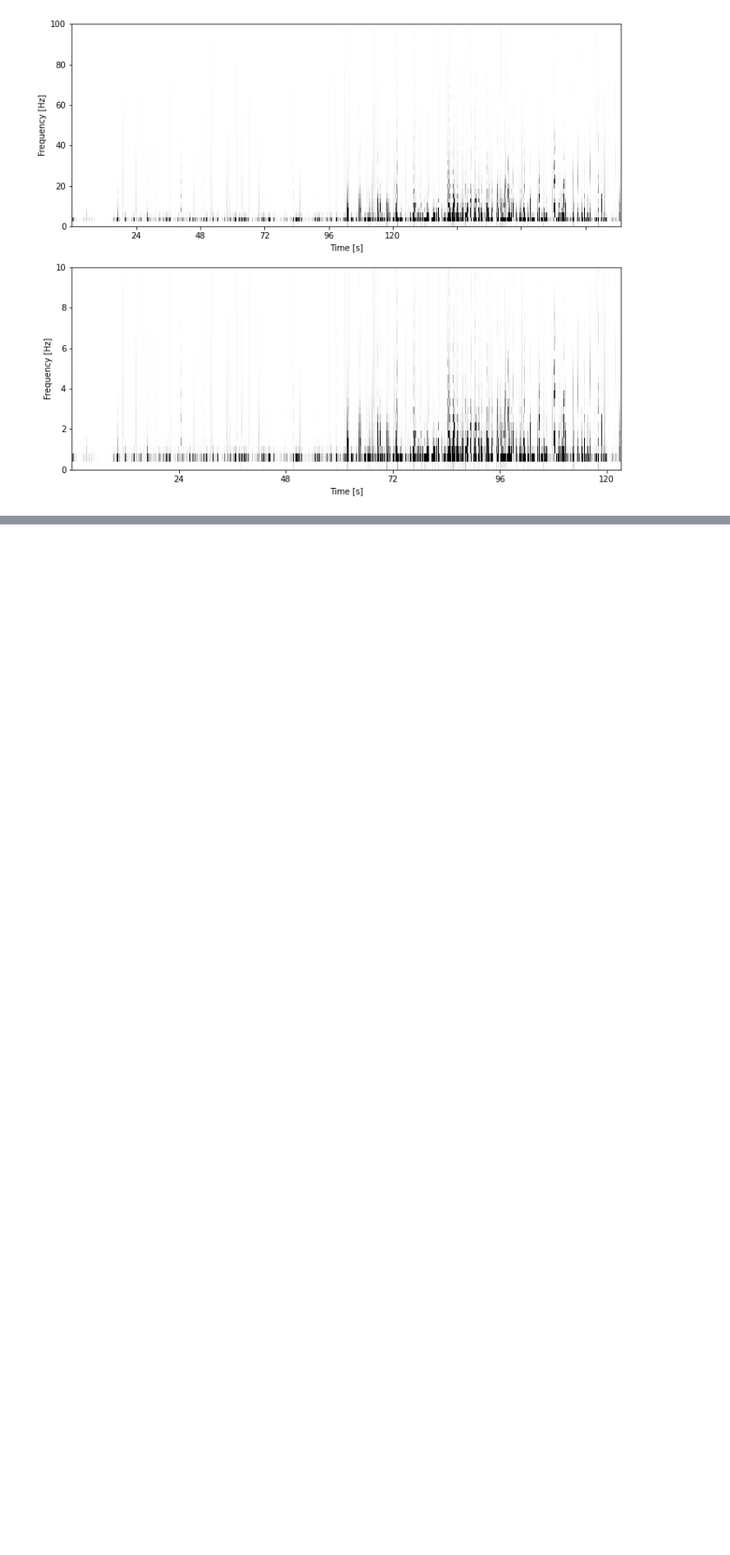
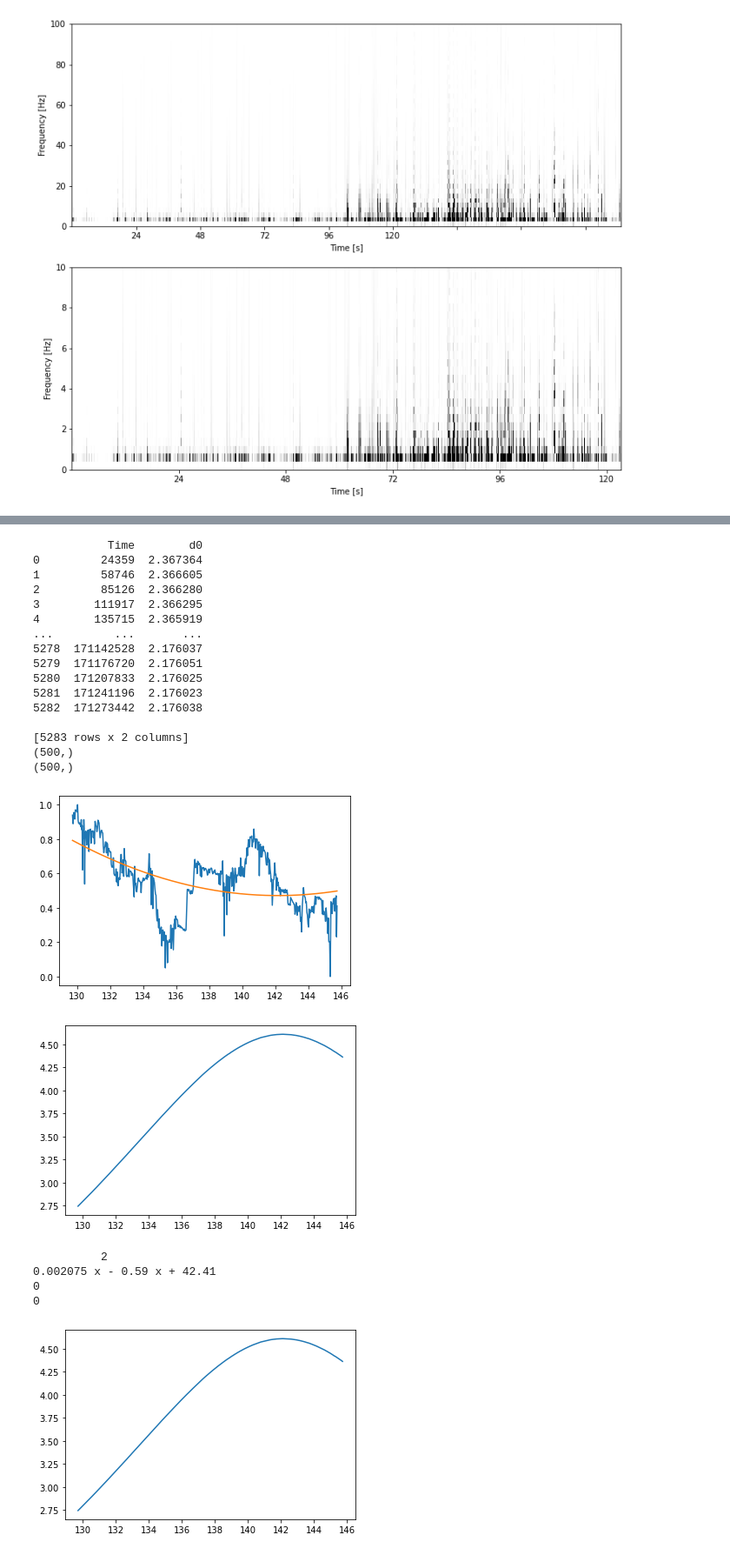
Before and after one commit to AmeVel2040/eclipseAmeyaSharing, a Jupyter notebook: InitialSpectogramAnalysis6-13-22.ipynb, the cells around one changed output, grey strips where cells are left out. Shown at 87% size. Saved outputs shown, nothing was run; the diff lists cells and outputs as text; code cells hidden in the pictures; blank space fills up the shorter version.

```diff
--- a/InitialSpectogramAnalysis6-13-22.ipynb
+++ b/InitialSpectogramAnalysis6-13-22.ipynb
@@ -392,0 +484,28 @@ genthePlots(dfnonzero.iloc[:,1].values,dfnonzero.iloc[:,5].values,0,600,100,20,2
+# %%
+#7500SPS
+#REPEAT DATA COLLECTION!
+genthePlots(returnData('https://raw.githubusercontent.com/AmeVel2040/myPiFiles/main/LSStuffAmeya/17-06-22at01-15PM'),4000,4500,600,100,125,3,126)
+# %% [output]
+           Time        d0
+0         24359  2.367364
+1         58746  2.366605
+2         85126  2.366280
+3        111917  2.366295
+4        135715  2.365919
+...         ...       ...
+5278  171142528  2.176037
+5279  171176720  2.176051
+5280  171207833  2.176025
+5281  171241196  2.176023
+5282  171273442  2.176038
+
+[5283 rows x 2 columns]
+(500,)
+(500,)
+[figure, added]
+[figure, added]
+          2
+0.002075 x - 0.59 x + 42.41
+0
+0
+[figure, added]
```
Also changed, not shown: parts of 14 cells of this notebook.
